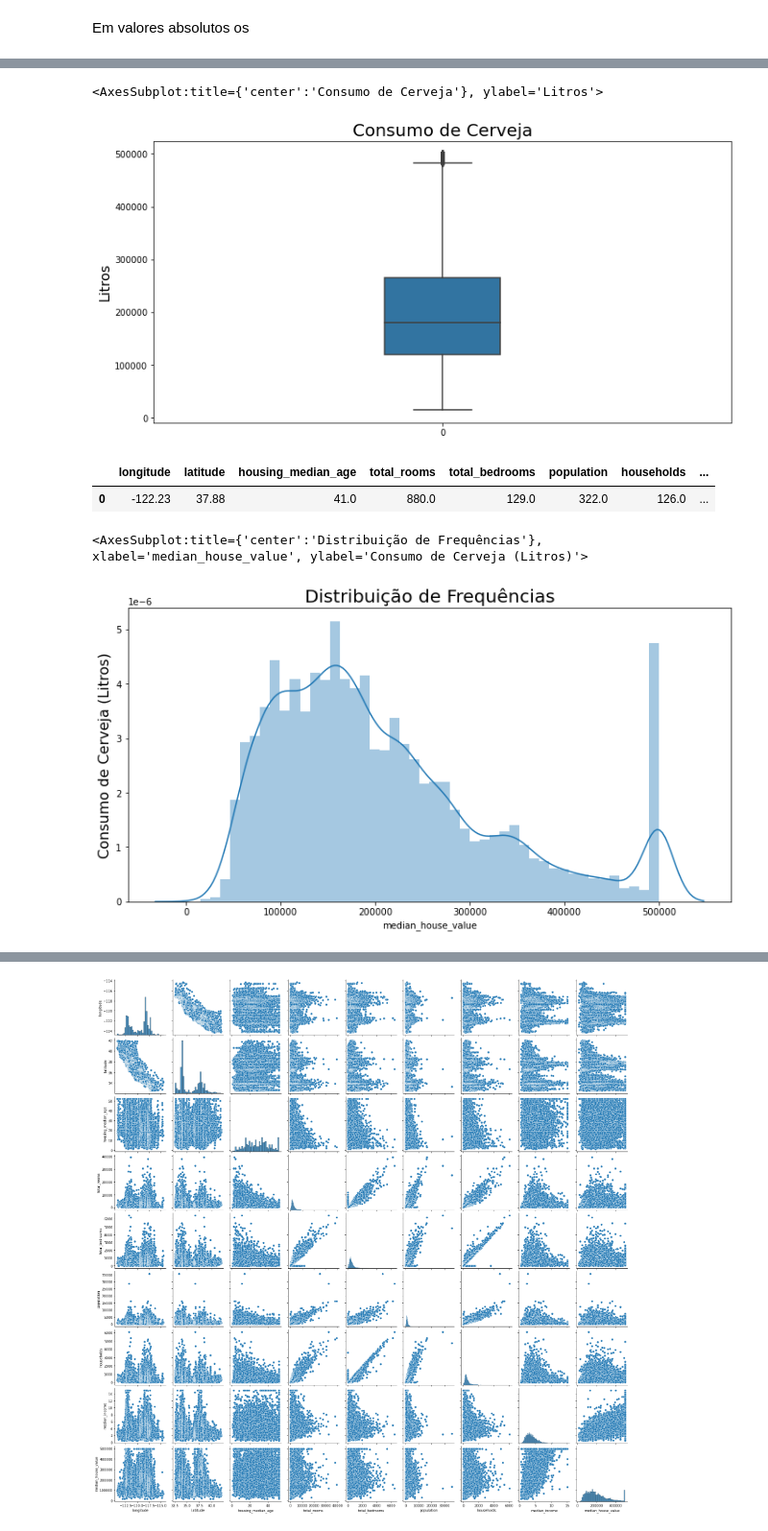
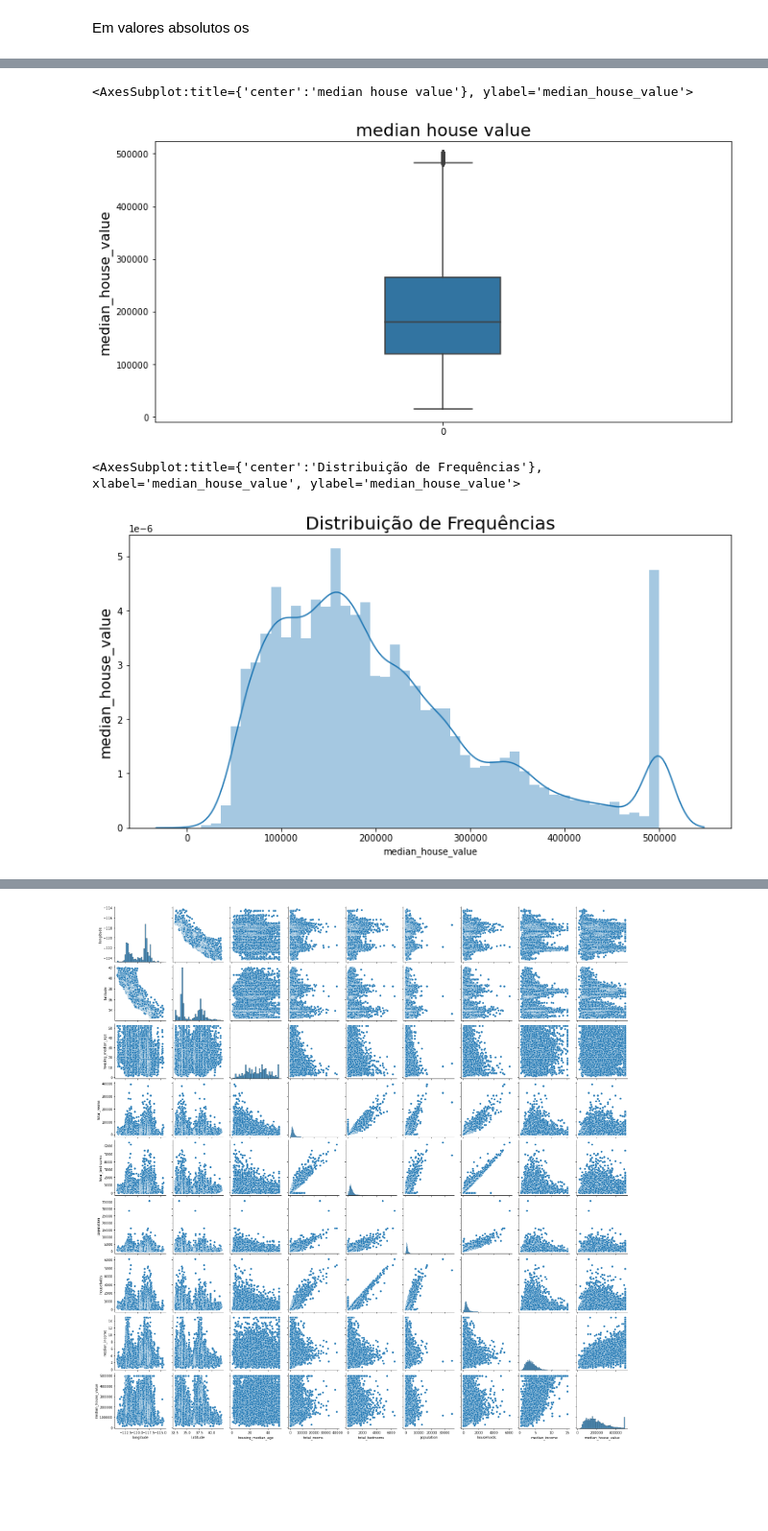
Before and after one commit to thomasbekhor/Exploratory-and-Predictive-Analysis, a Jupyter notebook: HOUSE.ipynb, the cells around one changed output, grey strips where cells are left out. Shown at 96% size. Saved outputs shown, nothing was run; the diff lists cells and outputs as text; code cells hidden in the pictures; blank space fills up the shorter version.

Commit message:
housingadvanced

```diff
--- a/HOUSE.ipynb
+++ b/HOUSE.ipynb
@@ -178,6 +299,3 @@ population            0.024650
 longitude             0.045967
 latitude              0.144160
 Name: median_house_value, dtype: float64
-# %%
-df_house["ocean_proximity"]=df_house["ocean_proximity"].astype('category')
-df_house["ocean_proximity"].cat.categories=range(1,6)
@@ -197,10 +306,10 @@ ax=df_house['median_house_value'].plot()
 # %%
 import seaborn as sns
 ax=sns.boxplot(data=df_house['median_house_value'], orient='v', width=0.2)
 ax.figure.set_size_inches(12,6)
-ax.set_title('Consumo de Cerveja', fontsize=20)
-ax.set_ylabel('Litros', fontsize=16)
+ax.set_title('median house value', fontsize=20)
+ax.set_ylabel('median_house_value', fontsize=16)
 ax
 # %% [output]
-<AxesSubplot:title={'center':'Consumo de Cerveja'}, ylabel='Litros'>
+<AxesSubplot:title={'center':'median house value'}, ylabel='median_house_value'>
-[figure, old version]
+[figure, new version]
@@ -214,16 +316,9 @@ ax
-# %%
-var1=8.3252
-df_house[df_house.eq(var1).any(1)]
-https://inria.github.io/scikit-learn-mooc/python_scripts/datasets_california_housing.html
-# %% [output]
-|  | longitude | latitude | housing_median_age | total_rooms | total_bedrooms | population | households | ... |
-| 0 | -122.23 | 37.88 | 41.0 | 880.0 | 129.0 | 322.0 | 126.0 | ... |
 # %%
 ax=sns.distplot(df_house['median_house_value'])
 ax.figure.set_size_inches(12,6)
 ax.set_title('Distribuição de Frequências', fontsize=20)
-ax.set_ylabel('Consumo de Cerveja (Litros)', fontsize=16)
+ax.set_ylabel('median_house_value', fontsize=16)
 ax
 # %% [output]
-<AxesSubplot:title={'center':'Distribuição de Frequências'}, xlabel='median_house_value', ylabel='Consumo de Cerveja (Litros)'>
+<AxesSubplot:title={'center':'Distribuição de Frequências'}, xlabel='median_house_value', ylabel='median_house_value'>
-[figure, old version]
+[figure, new version]
```
Also changed, not shown: parts of 27 cells of this notebook, 2 other files.
